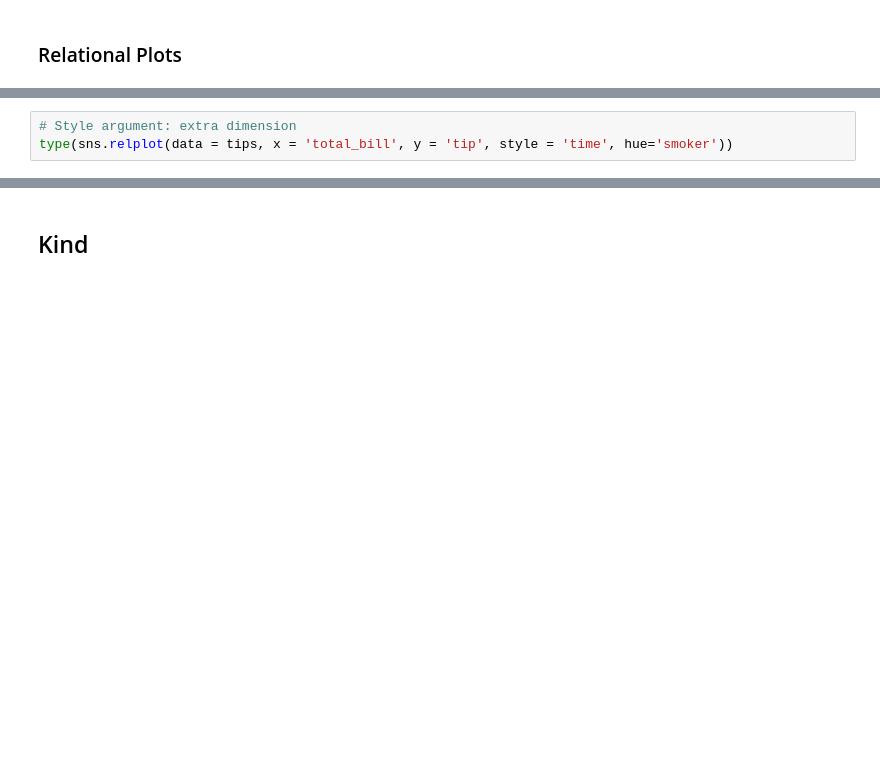
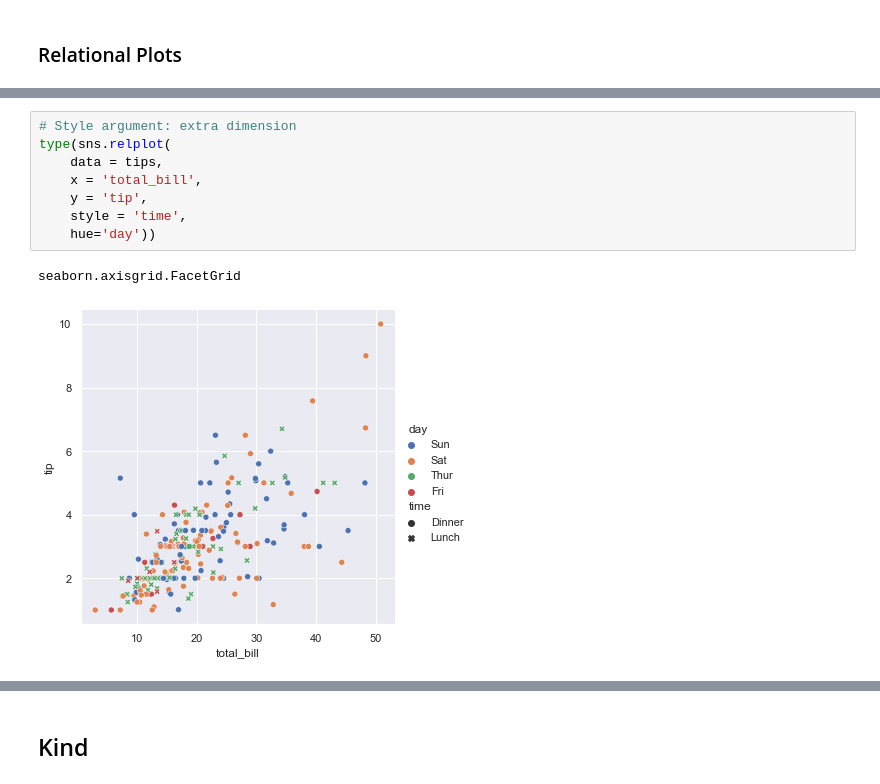
Before and after one commit to CodeupClassroom/innis-ds-libraries, a Jupyter notebook: seaborn-lesson.ipynb, the cells around one changed output, grey strips where cells are left out. Saved outputs shown, nothing was run; the diff lists cells and outputs as text; blank space fills up the shorter version.

```diff
--- a/seaborn-lesson.ipynb
+++ b/seaborn-lesson.ipynb
@@ -69,6 +145,14 @@ sns.relplot(data = tips, x = 'total_bill', y = 'tip', hue = 'time')
 # %%
 # Style argument: extra dimension
-type(sns.relplot(data = tips, x = 'total_bill', y = 'tip', style = 'time', hue='smoker'))
+type(sns.relplot(
+    data = tips,
+    x = 'total_bill',
+    y = 'tip',
+    style = 'time',
+    hue='day'))
+# %% [output]
+seaborn.axisgrid.FacetGrid
+[figure, added]
 # %%
 # scatterplot - returns an axes level object
 
```
Also changed, not shown: parts of 42 cells of this notebook.
